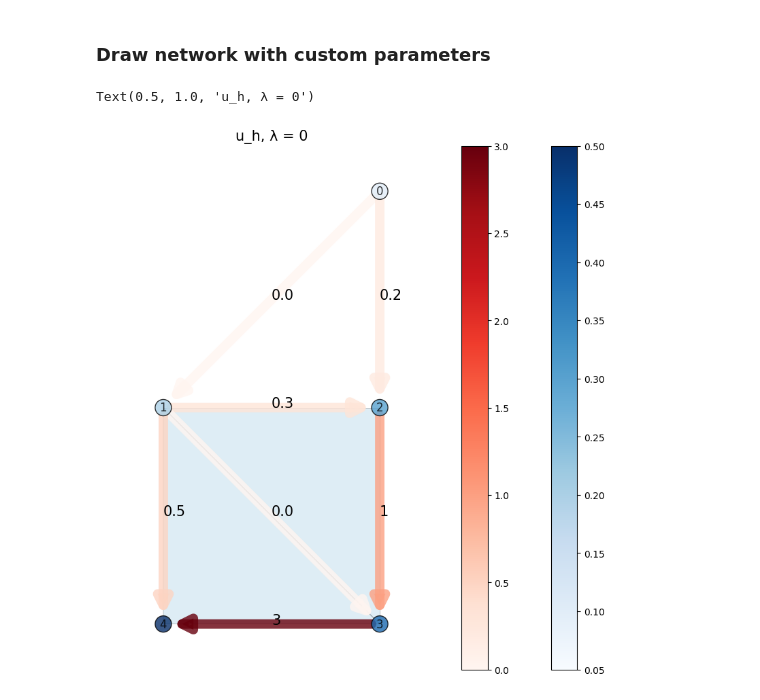
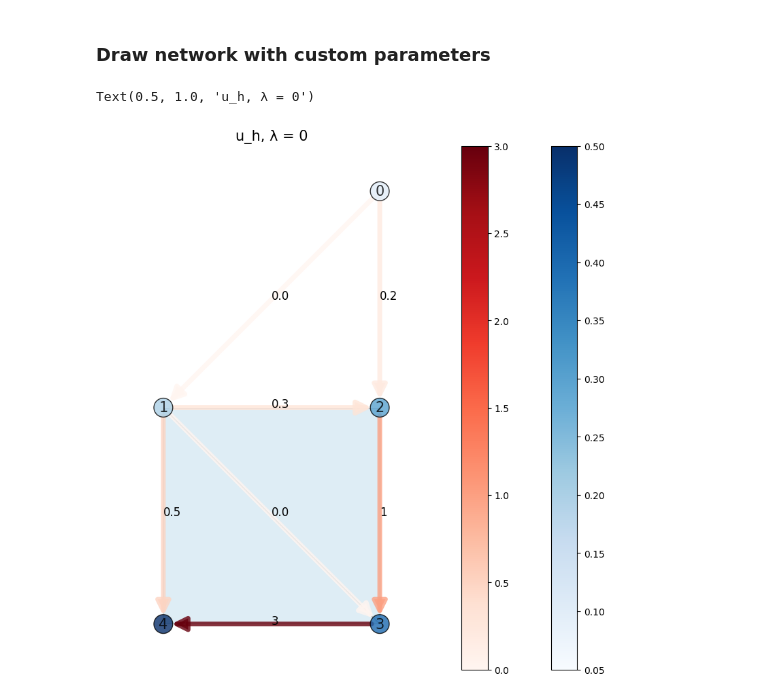
Before and after one commit to irtazahashmi/pytspl, a Jupyter notebook: notebooks/plotting.ipynb, the cells around one changed output. Drawn from its saved outputs; the diff is of its cells as text; code cells hidden in the pictures.

```diff
--- a/notebooks/plotting.ipynb
+++ b/notebooks/plotting.ipynb
@@ -12,7 +12,6 @@ os.getcwd()
 '/Users/irtaza.hashmi@futurice.com/Desktop/Thesis/sc-graph-library'
 # %%
 from sclibrary import read_csv, get_coordinates
-from sclibrary import SimplicialComplexNetwork
 
 data_folder = 'data/sample_data'
 
@@ -24,32 +23,37 @@ dest_col = 'Target'
 feature_cols = ['Distance']
 
 G = read_csv(filename=filename, delimeter=delimeter, src_col=src_col, dest_col=dest_col, feature_cols=feature_cols)
-simplices = G.simplicies(condition="distance", dist_col_name="Distance", dist_threshold=1.5)
+sc = G.to_simplicial_complex(condition="distance", dist_col_name="Distance", dist_threshold=1.5)
 
 # if coordinates exist
 filename = data_folder + '/coordinates.csv'
 coordinates = get_coordinates(filename=filename,
-                                            node_id_col="Id",
-                                            x_col='X',
-                                            y_col='Y',
-                                            delimeter=" ")
-
-# create sc
-sc = SimplicialComplexNetwork(simplices=simplices)
+                              node_id_col="Id",
+                              x_col='X',
+                              y_col='Y',
+                              delimeter=" "
+                            )
 # %% [markdown]
 ### Draw network without edge flow
 # %%
 from sclibrary import SCPlot
 from matplotlib import pyplot as plt
 
+sample_edge_flow = {
+    (0, 1): 0.0,
+    (0, 2): 0.2,
+    (1, 2): 0.3,
+    (1, 3): 0.0,
+    (1, 4): 0.5,
+    (2, 3): 1,
+    (3, 4): 3
 
-sample_edge_flow = [0.0, 0.2, 0.3, 0.0, 0.5, 1, 3]
+}
 sample_node_values = [0.1, 0.2, 0.3, 0.4, 0.5]
 
 # create plot
 fig, _ = plt.subplots(figsize=(10, 10))
-scplot = SCPlot(sc=sc, pos=coordinates)
-
+scplot = SCPlot(simplical_complex=sc, coordinates=coordinates)
 
 scplot.draw_network()
 # %% [output]
@@ -59,17 +63,17 @@ scplot.draw_network()
 # %%
 fig, _ = plt.subplots(figsize=(10, 10))
 
 # plot nodes and edges
-scplot.draw_sc_nodes(node_size=300, node_color=sample_node_values, with_labels=True)
+scplot.draw_sc_nodes(node_size=400, node_color=sample_node_values, with_labels=True, font_size=15)
 
-scplot.draw_sc_edges(edge_width=10,
+scplot.draw_sc_edges(edge_flow=sample_edge_flow,
+                     edge_width=5,
                      arrowsize=30,
-                     edge_color=sample_edge_flow,
                     )
 
-scplot.draw_edge_labels(flow=sample_edge_flow, font_size=15)
+scplot.draw_edge_labels(edge_labels=sample_edge_flow, font_size=12)
 
 plt.title("u_h, λ = " + str(0), fontsize=15)
 # %% [output]
 Text(0.5, 1.0, 'u_h, λ = 0')
-[figure, old version]
+[figure, new version]
```
Also changed, not shown: 17 other files.
